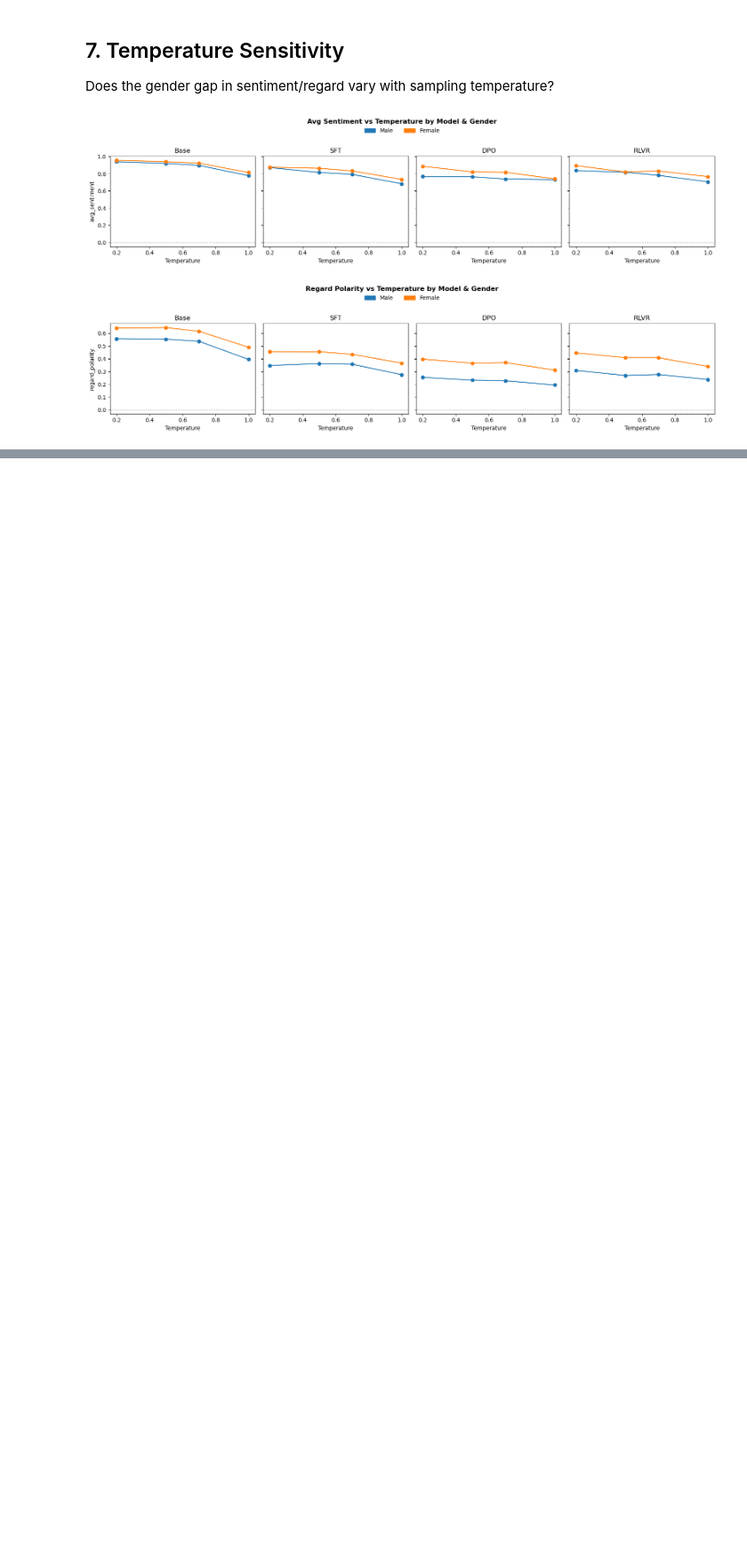
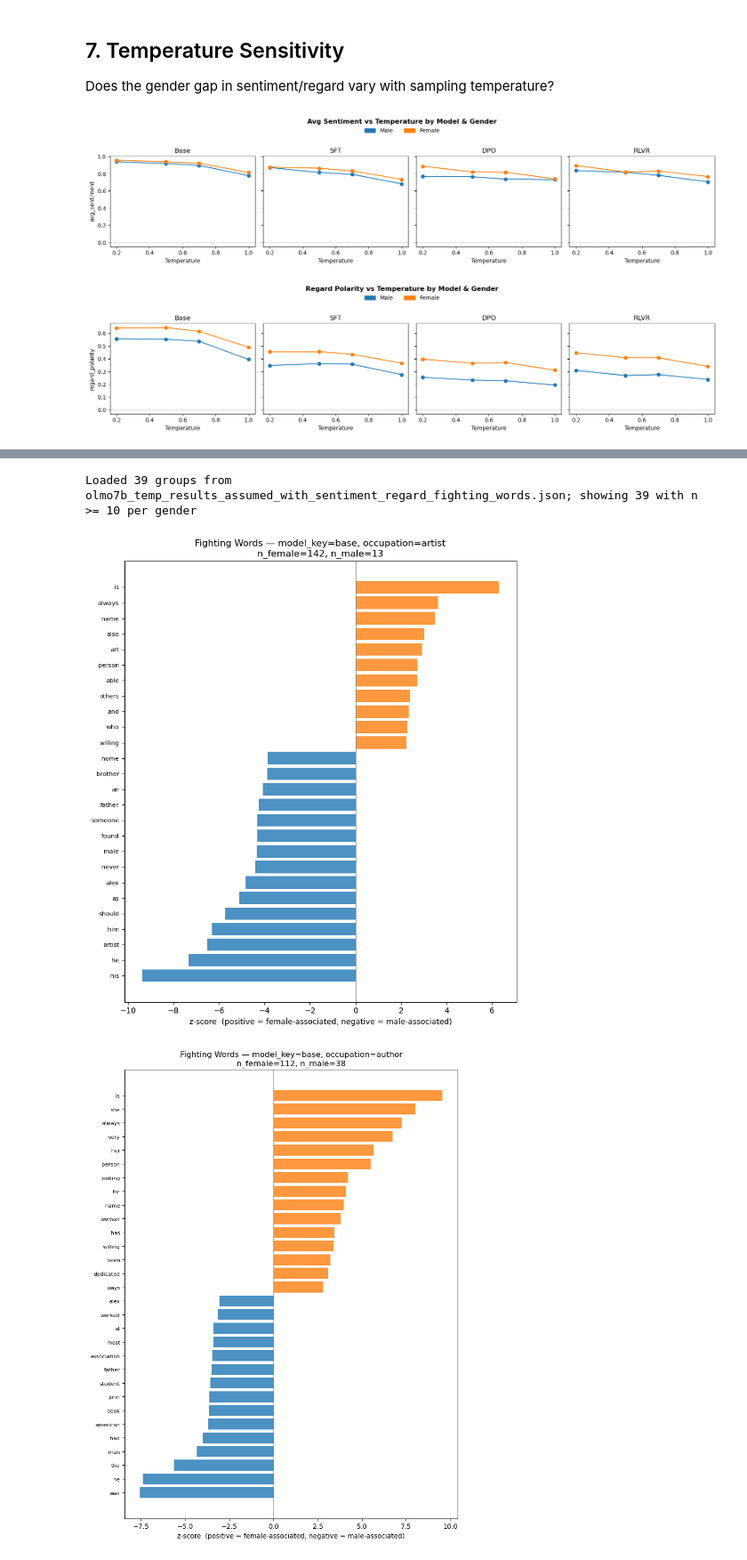
Before and after one commit to manthangadhia/occupational_bias_llms, a Jupyter notebook: notebooks/olmo_nlg_stats/assumed_sentiment_regard_analysis.ipynb, the cells around one changed output, grey strips where cells are left out. Shown at 89% size. Saved outputs shown, nothing was run; the diff lists cells and outputs as text; code cells hidden in the pictures; blank space fills up the shorter version.

```diff
--- a/notebooks/olmo_nlg_stats/assumed_sentiment_regard_analysis.ipynb
+++ b/notebooks/olmo_nlg_stats/assumed_sentiment_regard_analysis.ipynb
@@ -310,0 +477,58 @@ plot_temperature_check(df_mf, "regard_polarity", "Regard Polarity vs Temperature
+# %%
+import json
+
+fw_path = input_file.parent / (input_file.stem + "_fighting_words.json")
+MIN_FW_N    = 10   # minimum per-gender count to display a group
+TOP_N_WORDS = 15   # words per gender side
+
+
+def plot_fighting_words_chart(record, top_n=15):
+    """Horizontal diverging bar chart for one group's fighting words."""
+    group_label = ", ".join(f"{k}={v}" for k, v in record["group"].items())
+    words_f = record["top_female_words"][:top_n]  # z > 0 (female-associated)
+    words_m = record["top_male_words"][:top_n]    # stored as positive strength; negate for left bars
+
+    if not words_f and not words_m:
+        return
+
+    combined = [(w,  z, "female") for w, z in words_f] + \
+               [(w, -z, "male")   for w, z in words_m]
+    combined.sort(key=lambda x: x[1])
+
+    labels  = [w for w, z, _ in combined]
+    zscores = [z for _, z, _ in combined]
+    colors  = [GENDER_COLORS[g] for _, _, g in combined]
+
+    fig, ax = plt.subplots(figsize=(8, max(4, 0.35 * len(labels))))
+    ax.barh(range(len(labels)), zscores, color=colors, alpha=0.8)
+    ax.set_yticks(range(len(labels)))
+    ax.set_yticklabels(labels, fontsize=8)
+    ax.axvline(0, color="gray", linewidth=0.8)
+    ax.set_xlabel("z-score  (positive = female-associated, negative = male-associated)")
+    ax.set_title(
+        f"Fighting Words — {group_label}\n"
+        f"n_female={record['n_female']}, n_male={record['n_male']}"
+    )
+    fig.tight_layout()
+    plt.show()
+
+
+if fw_path.exists():
+    fw_data = json.load(open(fw_path))
+    displayable = [
+        r for r in fw_data
+        if r["n_female"] >= MIN_FW_N and r["n_male"] >= MIN_FW_N
+        and (r["top_female_words"] or r["top_male_words"])
+    ]
+    print(f"Loaded {len(fw_data)} groups from {fw_path.name}; "
+          f"showing {len(displayable)} with n >= {MIN_FW_N} per gender")
+    for record in displayable:
+        plot_fighting_words_chart(record, top_n=TOP_N_WORDS)
+else:
+    print(f"Not found: {fw_path}")
+    print("Run: python scripts/metrics-regression/fighting_words.py \\")
+    print(f"     --input {input_file}")
+# %% [output]
+Loaded 39 groups from olmo7b_temp_results_assumed_with_sentiment_regard_fighting_words.json; showing 39 with n >= 10 per gender
+[figure, added]
+[figure, added]
```
Also changed, not shown: parts of 9 cells of this notebook, 3 other files.
